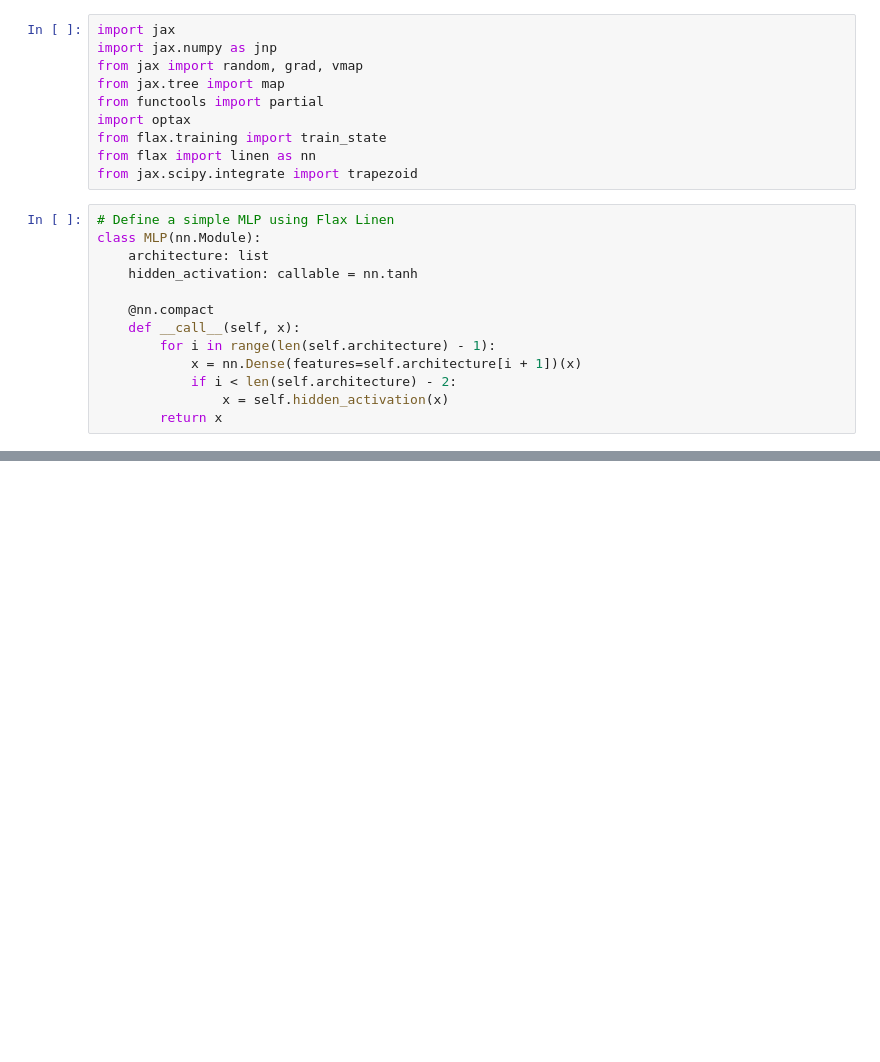
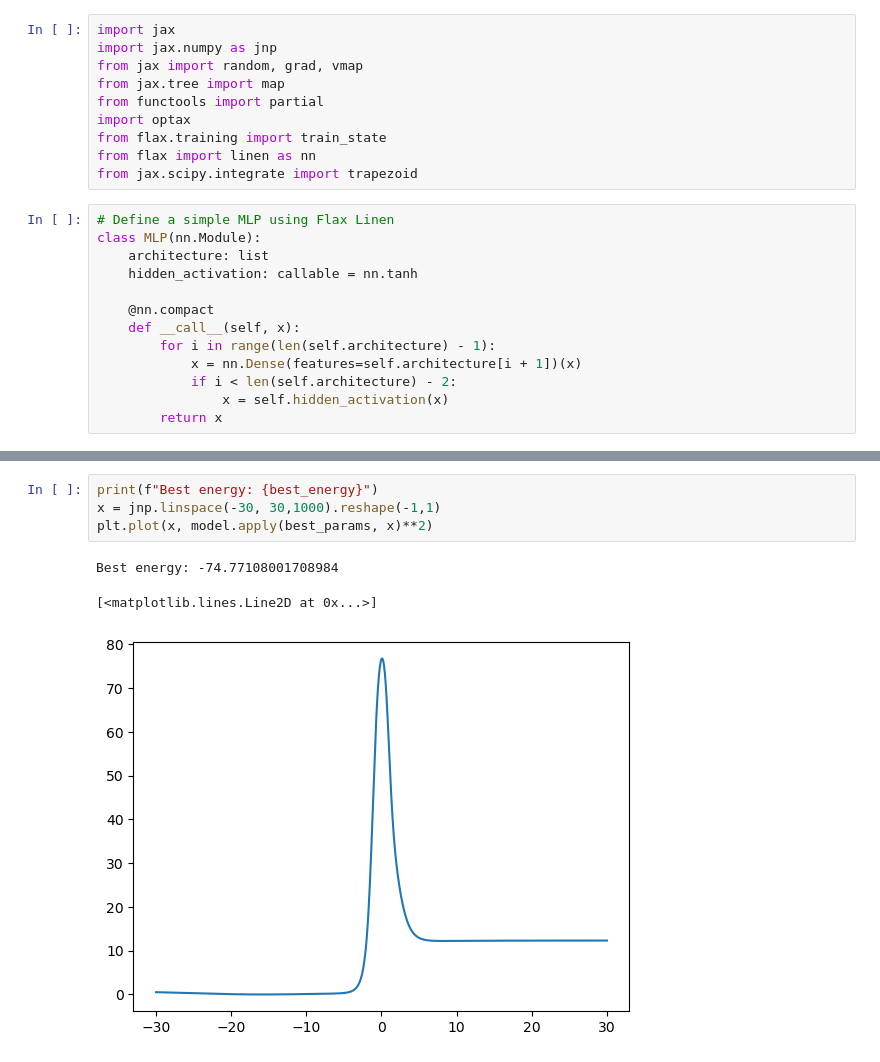
Before and after one commit to pfargas/qvarnet, a Jupyter notebook: JAX/harmonic_oscillator_sample.ipynb, the cells around one changed output, grey strips where cells are left out. Cells and saved outputs as stored; diff of their text form; blank space fills up the shorter version.

```diff
--- a/JAX/harmonic_oscillator_sample.ipynb
+++ b/JAX/harmonic_oscillator_sample.ipynb
@@ -192,0 +231,8 @@ See https://docs.jax.dev/en/latest/errors.html#jax.errors.TracerArrayConversionE
+# %%
+print(f"Best energy: {best_energy}")
+x = jnp.linspace(-30, 30,1000).reshape(-1,1)
+plt.plot(x, model.apply(best_params, x)**2)
+# %% [output]
+Best energy: -74.77108001708984
+[<matplotlib.lines.Line2D at 0x...>]
+[figure, added]
```
Also changed, not shown: parts of 4 cells of this notebook, 2 other files.
